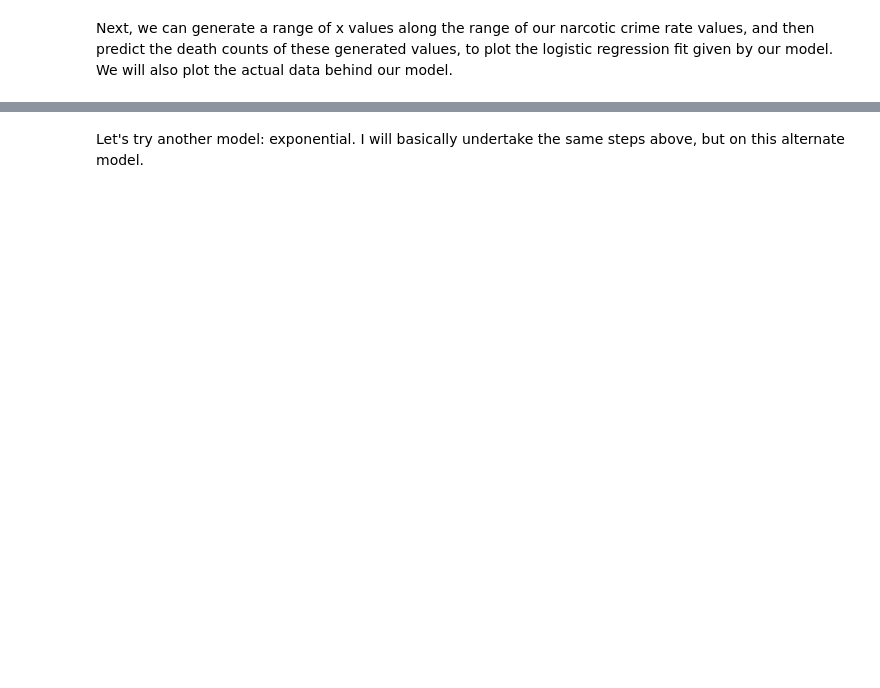
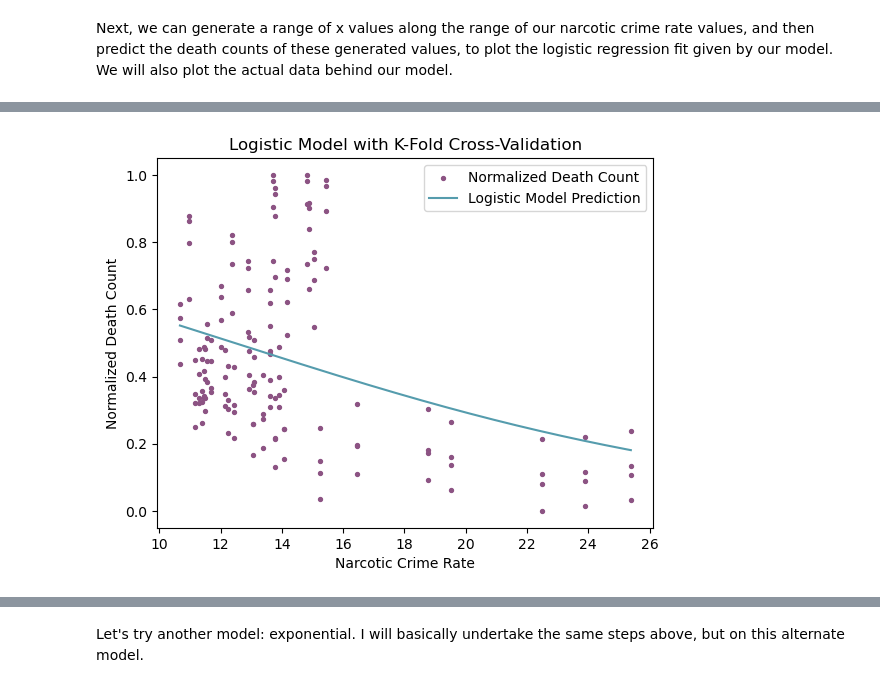
Before and after one commit to mmyyyriahhh/Drug-Decriminalization, a Jupyter notebook: Drug/Proj2.ipynb, the cells around one changed output, grey strips where cells are left out. Drawn from its saved outputs; the diff is of its cells as text; code cells hidden in the pictures; blank space fills up the shorter version.

Commit message:
buffed up prediction

```diff
--- a/Drug/Proj2.ipynb
+++ b/Drug/Proj2.ipynb
@@ -873,17 +869,2 @@ def logistic_loss(params, x, y):
 # %% [markdown]
 We will make an initial guess, and then using the minimize function, we will minimize the mean squared error of our model to get the optimal parameter values for $\beta_0$ and $\beta_1$.
-# %%
-from scipy.optimize import minimize
-
-# extract x and y
-x = oregon_post_law['oregon'].values
-y = oregon_post_law['normalized_death'].values
-
-# make some initial guesses for beta0 and beta1
-initial_guess = [0, 0]
-
-# minimize the loss
-result = minimize(logistic_loss, initial_guess, args=(x, y), method='L-BFGS-B')
-beta0, beta1 = result.x
-
-print(f"Optimal parameters: beta0={beta0:.4f}, beta1={beta1:.4f}")
@@ -912,0 +873,80 @@ plt.show()
+# %%
+import numpy as np
+import matplotlib.pyplot as plt
+from scipy.optimize import minimize
+from sklearn.model_selection import KFold
+from sklearn.metrics import mean_squared_error
+
+# Define our logistic model
+def logistic_model(x, beta0, beta1):
+    return 1 / (1 + np.exp(-(beta0 + beta1 * x)))
+
+# Define the loss function (MSE)
+def logistic_loss(params, x, y):
+    beta0, beta1 = params
+    predictions = logistic_model(x, beta0, beta1)
+    mse = np.mean((predictions - y) ** 2)  # Mean Squared Error
+    return mse
+
+# Load Data
+x = oregon_post_law['oregon'].values
+y = oregon_post_law['normalized_death'].values
+
+# K-Fold Cross-Validation (K=5)
+kf = KFold(n_splits=5, shuffle=True, random_state=42)
+
+train_mse_scores = []
+test_mse_scores = []
+
+for train_index, test_index in kf.split(x):
+    x_train, x_test = x[train_index], x[test_index]
+    y_train, y_test = y[train_index], y[test_index]
+
+    # Initial Guess for Parameters
+    initial_guess = [0, 0]
+
+    # Optimize Logistic Loss
+    result = minimize(logistic_loss, initial_guess, args=(x_train, y_train), method='L-BFGS-B')
+    beta0, beta1 = result.x
+
+    # Predict on training and test sets
+    y_train_pred = logistic_model(x_train, beta0, beta1)
+    y_test_pred = logistic_model(x_test, beta0, beta1)
+
+    # Compute MSE
+    train_mse = mean_squared_error(y_train, y_train_pred)
+    test_mse = mean_squared_error(y_test, y_test_pred)
+
+    train_mse_scores.append(train_mse)
+    test_mse_scores.append(test_mse)
+
+# Compute average MSE for training and test sets
+average_train_mse = np.mean(train_mse_scores)
+average_test_mse = np.mean(test_mse_scores)
+
+print(f"Average Training MSE: {average_train_mse:.4f}")
+print(f"Average Test MSE: {average_test_mse:.4f}")
+
+# Fit Final Model on Full Dataset
+final_result = minimize(logistic_loss, initial_guess, args=(x, y), method='L-BFGS-B')
+beta0_final, beta1_final = final_result.x
+
+# Generate predictions for plotting
+x_vals = np.linspace(min(x), max(x), 500)
+y_pred = logistic_model(x_vals, beta0_final, beta1_final)
+
+# Scatterplot of actual data
+plt.scatter(x, y, color='#8C5383', s=8, label='Normalized Death Count')
+
+# Logistic regression fit
+plt.plot(x_vals, y_pred, color='#559CAD', label='Logistic Model Prediction')
+
+# Labels and legend
+plt.xlabel('Narcotic Crime Rate')
+plt.ylabel('Normalized Death Count')
+plt.legend()
+plt.title('Logistic Model with K-Fold Cross-Validation')
+plt.show()
+
+print(f"Final Model Parameters: beta0={beta0_final:.4f}, beta1={beta1_final:.4f}")
+# %% [output]
@@ -912,0 +955 @@ plt.show()
+[figure, added]
```
Also changed, not shown: parts of 29 cells of this notebook, 2 other files.
